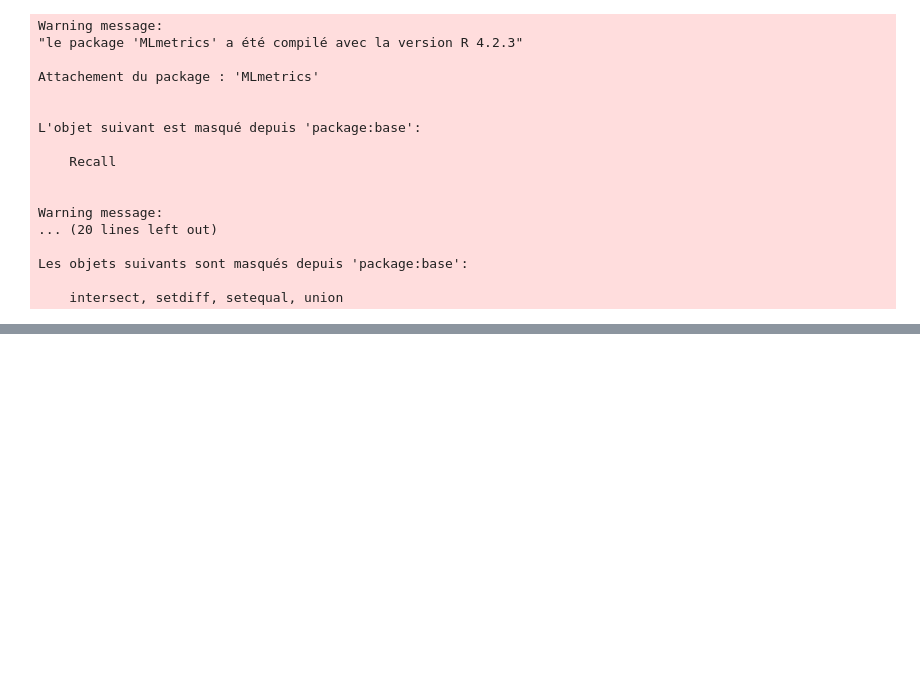
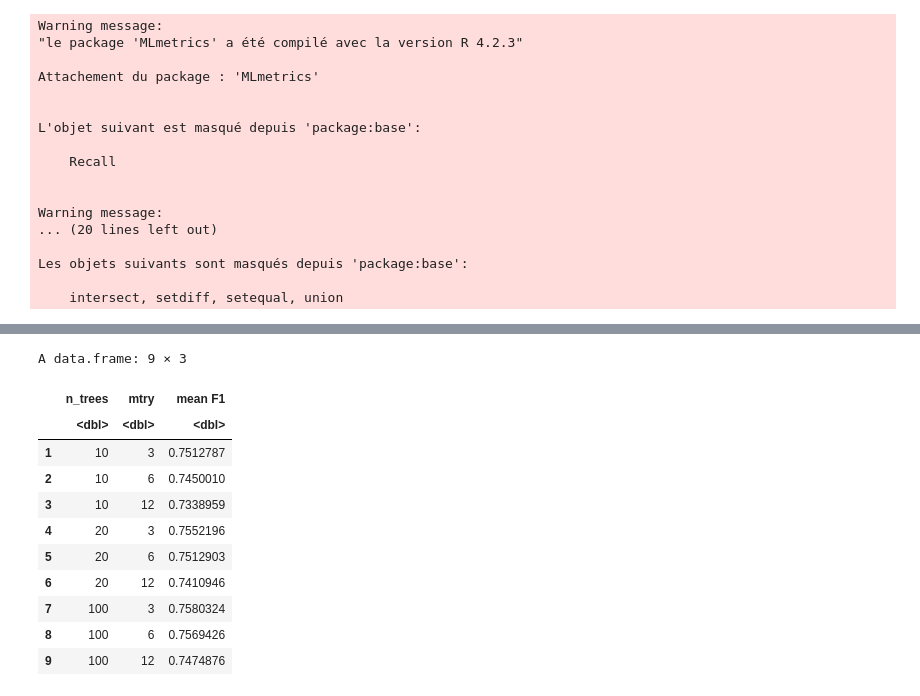
Before and after one commit to bikostet/richter-s-predictor-group-42, a Jupyter notebook: randomForestTune_final.ipynb, the cells around one changed output, grey strips where cells are left out. Saved outputs shown, nothing was run; the diff lists cells and outputs as text; code cells hidden in the pictures; blank space fills up the shorter version.

```diff
--- a/randomForestTune_final.ipynb
+++ b/randomForestTune_final.ipynb
@@ -107,15 +119,14 @@ k = 10
 accuracy_vec <- array(0,k)
 
 n_trees <- c(10,20,100)
-nfeat <- ncol(datam)-2 #I remove 2 to remove building_id and damage_grade
+nfeat <- ncol(datam)-1 #I remove 2 to remove building_id and damage_grade
 m_tries <- c(floor(0.5*sqrt(nfeat)),floor(sqrt(nfeat)),floor(2*sqrt(nfeat)))
 accuracy_vec <- data.frame(matrix(ncol = 4, nrow = 0))
 colnames(accuracy_vec)<-c('fold','n_trees','mtry','F1')
 nrows<-nrow(datam)
 datam_idx <- sample(1:nrows)
 split <- floor(nrows*0.8)
-id_variable <- match('building_id', colnames(datam))
-target_variable <- match('damage_grade', colnames(datam))-1 #we will remove id.
+target_variable <- match('damage_grade', colnames(datam)) #we will remove id.
 pb <- txtProgressBar(min = 0, max = length(n_trees), style = 3)
 
 # 1. Shuffle the dataset randomly.
@@ -133,11 +144,11 @@ for (i in 1:k){
     for (j in (n_trees)){
         for (l in m_tries){
             #3.1 Take the group as a hold out or test data set
-            test_data <- datam[splits[[i]],-id_variable]
+            test_data <- datam[splits[[i]],]
 
 
             #3.2 Take the remaining groups as a training data set
-            train_data <- datam[-splits[[i]],-id_variable]
+            train_data <- datam[-splits[[i]],]
 
             model <- randomForest(x=train_data[,-c(target_variable)],
                                 y=as.factor(train_data[,c(target_variable)]),
@@ -154,7 +165,6 @@ for (i in 1:k){
 
 #4. Summarize the accuracy of the model using the sample of model evaluation scores
 mean_F1 <- accuracy_vec %>% group_by(fold) %>%
-  summarise(mean_F1=mean(F1),
-            .groups = 'drop')
+  summarise(mean_F1=mean(F1))
 mean_F1
 # %% [output]
@@ -161,0 +201,22 @@ ERROR: Error in `[.data.frame`(train_data, , c(target_variable)): colonnes non d
+# %%
+meanF1 <- data.frame(matrix(ncol = 3, nrow = 0))
+colnames(meanF1)<-c('n_trees','mtry','mean F1')
+for (i in n_trees){
+    for (j in m_tries){
+            meanF1[nrow(meanF1)+1,]<-c(i,j,mean(filter(accuracy_vec,(n_trees==i & mtry==j))$F1))
+    }
+}
+meanF1
+# %% [output]
+A data.frame: 9 × 3
+|  | n_trees | mtry | mean F1 |
+|  | <dbl> | <dbl> | <dbl> |
+| 1 | 10 | 3 | 0.7512787 |
+| 2 | 10 | 6 | 0.7450010 |
+| 3 | 10 | 12 | 0.7338959 |
+| 4 | 20 | 3 | 0.7552196 |
+| 5 | 20 | 6 | 0.7512903 |
+| 6 | 20 | 12 | 0.7410946 |
+| 7 | 100 | 3 | 0.7580324 |
+| 8 | 100 | 6 | 0.7569426 |
+| 9 | 100 | 12 | 0.7474876 |
```
Also changed, not shown: parts of 3 cells of this notebook.
